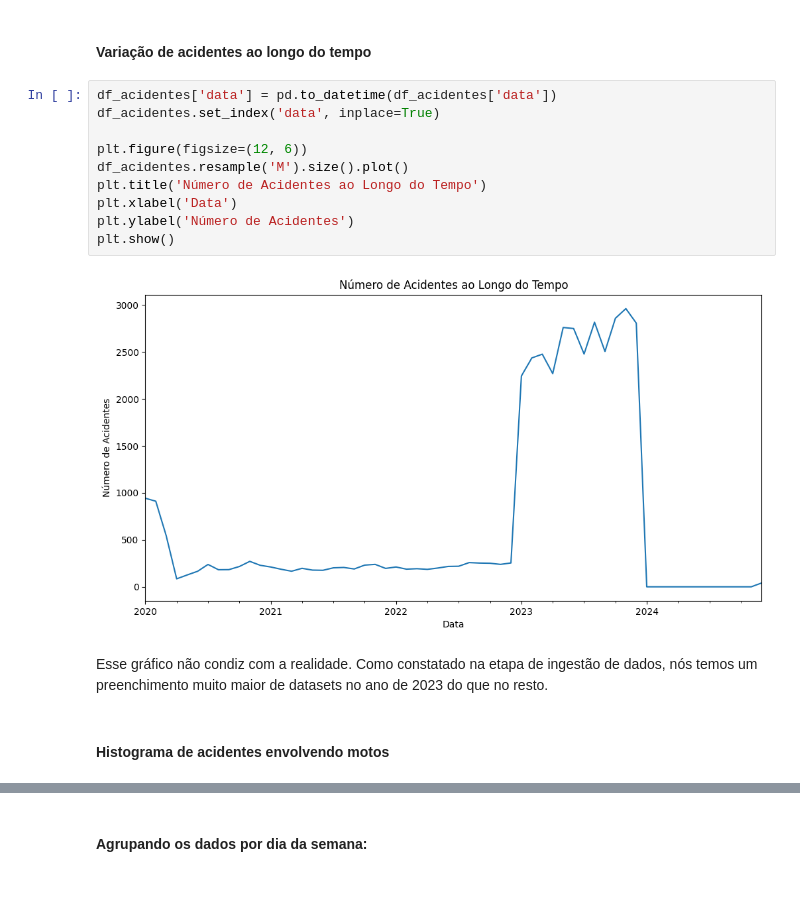
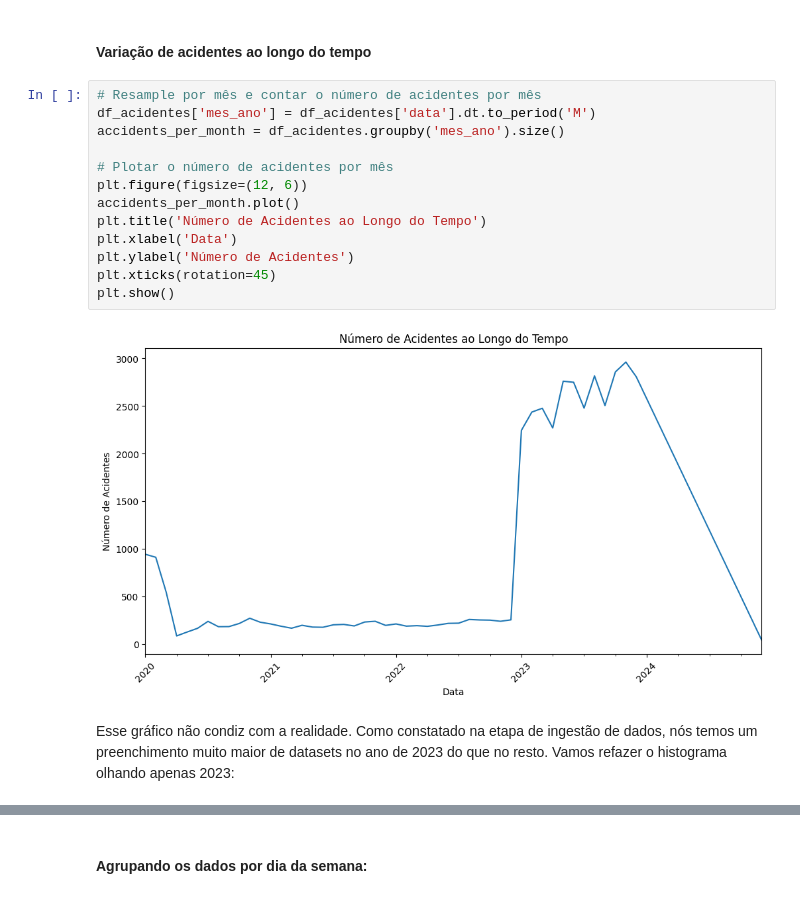
Before and after one commit to OtavioAugustoOliveira/DataScience_if697, a Jupyter notebook: projeto1.ipynb, the cells around one changed output, grey strips where cells are left out. Cells and saved outputs as stored; diff of their text form.

```diff
--- a/projeto1.ipynb
+++ b/projeto1.ipynb
@@ -502,18 +451,19 @@ plt.show()
 # %% [markdown]
 #### Variação de acidentes ao longo do tempo
 # %%
-df_acidentes['data'] = pd.to_datetime(df_acidentes['data'])
-df_acidentes.set_index('data', inplace=True)
+# Resample por mês e contar o número de acidentes por mês
+df_acidentes['mes_ano'] = df_acidentes['data'].dt.to_period('M')
+accidents_per_month = df_acidentes.groupby('mes_ano').size()
 
+# Plotar o número de acidentes por mês
 plt.figure(figsize=(12, 6))
-df_acidentes.resample('M').size().plot()
+accidents_per_month.plot()
 plt.title('Número de Acidentes ao Longo do Tempo')
 plt.xlabel('Data')
 plt.ylabel('Número de Acidentes')
+plt.xticks(rotation=45)
 plt.show()
 # %% [output]
-[figure, old version]
+[figure, new version]
 # %% [markdown]
-Esse gráfico não condiz com a realidade. Como constatado na etapa de ingestão de dados, nós temos um preenchimento muito maior de datasets no ano de 2023 do que no resto.
+Esse gráfico não condiz com a realidade. Como constatado na etapa de ingestão de dados, nós temos um preenchimento muito maior de datasets no ano de 2023 do que no resto. Vamos refazer o histograma olhando apenas 2023:
-# %% [markdown]
-#### Histograma de acidentes envolvendo motos
```
Also changed, not shown: parts of 26 cells of this notebook, 3 other files.
